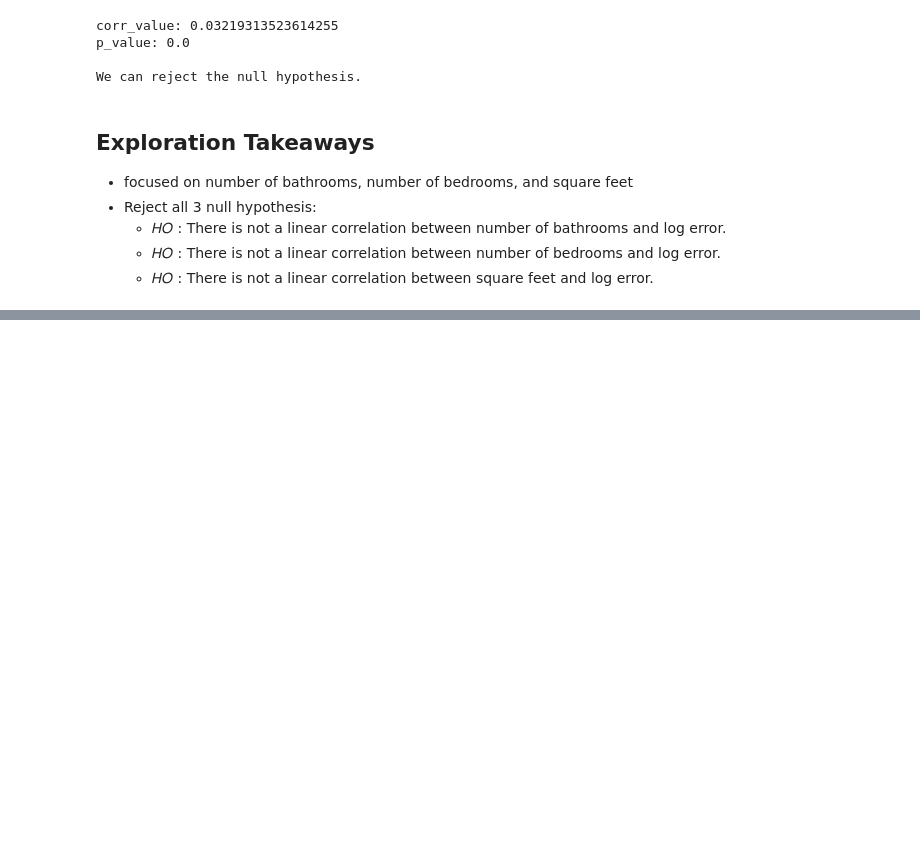
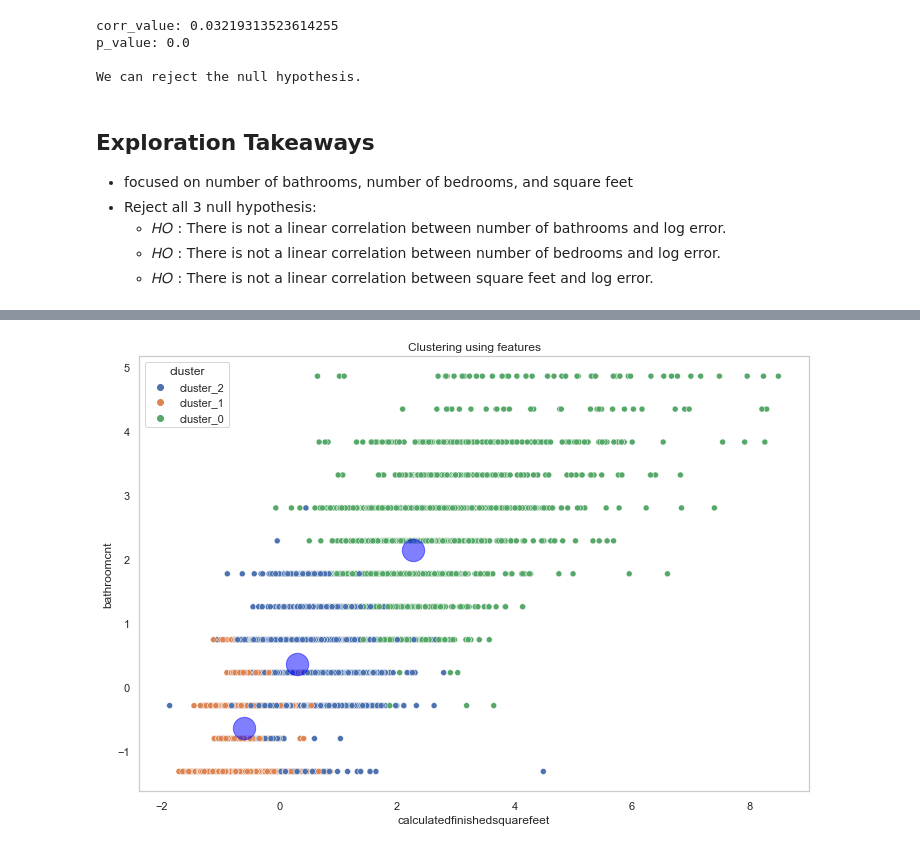
Before and after one commit to jamesallen0351/clustering-project, a Jupyter notebook: zillow_notebook.ipynb, the cells around one changed output, grey strips where cells are left out. Saved outputs shown, nothing was run; the diff lists cells and outputs as text; code cells hidden in the pictures; blank space fills up the shorter version.

```diff
--- a/zillow_notebook.ipynb
+++ b/zillow_notebook.ipynb
@@ -409,0 +441,11 @@ wrangle_zillow.create_scatter_plot('longitude','latitude',train,kmeans, X_scaled
+# %%
+# using calculatedfinishedsquarefeet, bathroom count and bedroom count for clustering
+X = X_train[['calculatedfinishedsquarefeet', 'bathroomcnt', 'bedroomcnt']]
+
+# Using the functions we had created earlier to create clusters and visualize
+df1, X_scaled, scaler, kmeans, centroids = wrangle_zillow.create_cluster(X_train, X, 3)
+
+wrangle_zillow.create_scatter_plot('calculatedfinishedsquarefeet','bathroomcnt',df1,kmeans, X_scaled, scaler)
+plt.title('Clustering using features');
+# %% [output]
+[figure, added]
```
Also changed, not shown: parts of 7 cells of this notebook, 1 other file.
